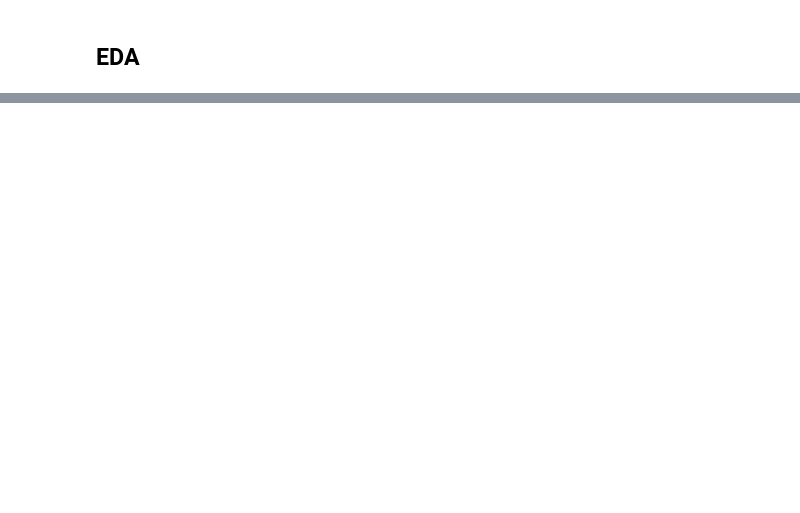
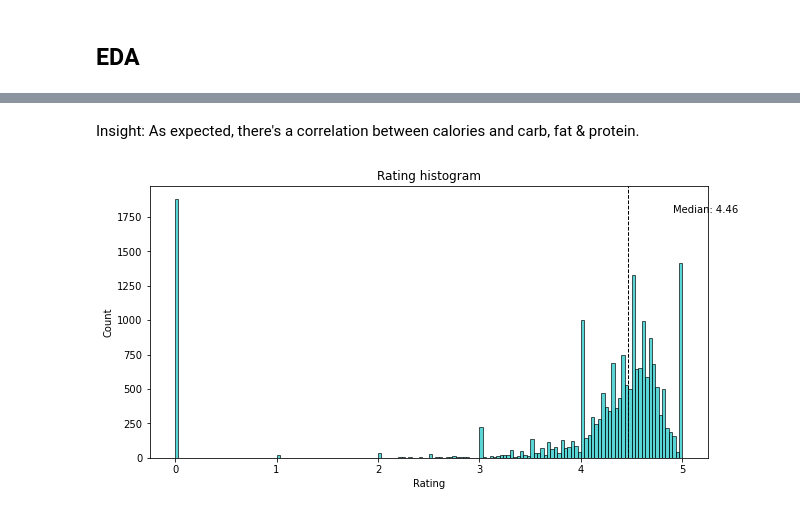
Before and after one commit to Hanadi-am/Personalized_Recipe_Recommender, a Jupyter notebook: src/Recipe.ipynb, the cells around one changed output, grey strips where cells are left out. Cells and saved outputs as stored; diff of their text form; code cells hidden in the pictures; blank space fills up the shorter version.

```diff
--- a/src/Recipe.ipynb
+++ b/src/Recipe.ipynb
@@ -177,16 +204,11 @@ Recipe = Recipe[~Recipe.total.str.contains('|'.join(searchfor))]
 ## Convert total from string to int
 def humantime2minutes(s):
     d = {
-      'w':      7*24*60,
-      'week':   7*24*60,
-      'weeks':  7*24*60,
       'd':      24*60,
       'day':    24*60,
       'days':   24*60,
       'hr':      60,
       'hrs':     60,
-      'hour':   60,
-      'hours':  60,
     }
     mult_items = defaultdict(lambda: 1).copy()
     mult_items.update(d)
@@ -641 +678,5 @@ if __name__ == "__main__":
+# %%
+###Remove certain recipes such as (seasonings, animal treat) <<< WHY IT AINT WORKING :')???
+recname = ['seasonings', 'seasoning', 'treat']
+Recipe = Recipe[~Recipe.name.str.contains('|'.join(recname))]
 # %%
@@ -658,0 +743,16 @@ Recipe.to_csv('full_clean_data.csv', index = False)
+# %% [markdown]
+Insight: As expected, there's a correlation between calories and carb, fat & protein.
+# %%
+##Rating distribution
+plt.figure(figsize=(10,5))
+np.random.seed(6789)
+x = Recipe['rating']
+result = plt.hist(x, bins=150, color='c', edgecolor='k', alpha=0.65)
+plt.axvline(x.median(), color='k', linestyle='dashed', linewidth=1)
+min_ylim, max_ylim = plt.ylim()
+plt.text(x.median()*1.1, max_ylim*0.9, 'Median: {:.2f}'.format(x.median()))
+plt.title('Rating histogram')
+plt.xlabel('Rating')
+plt.ylabel('Count');
+# %% [output]
+[figure, added]
```
Also changed, not shown: parts of 40 cells of this notebook, 1 other file.
